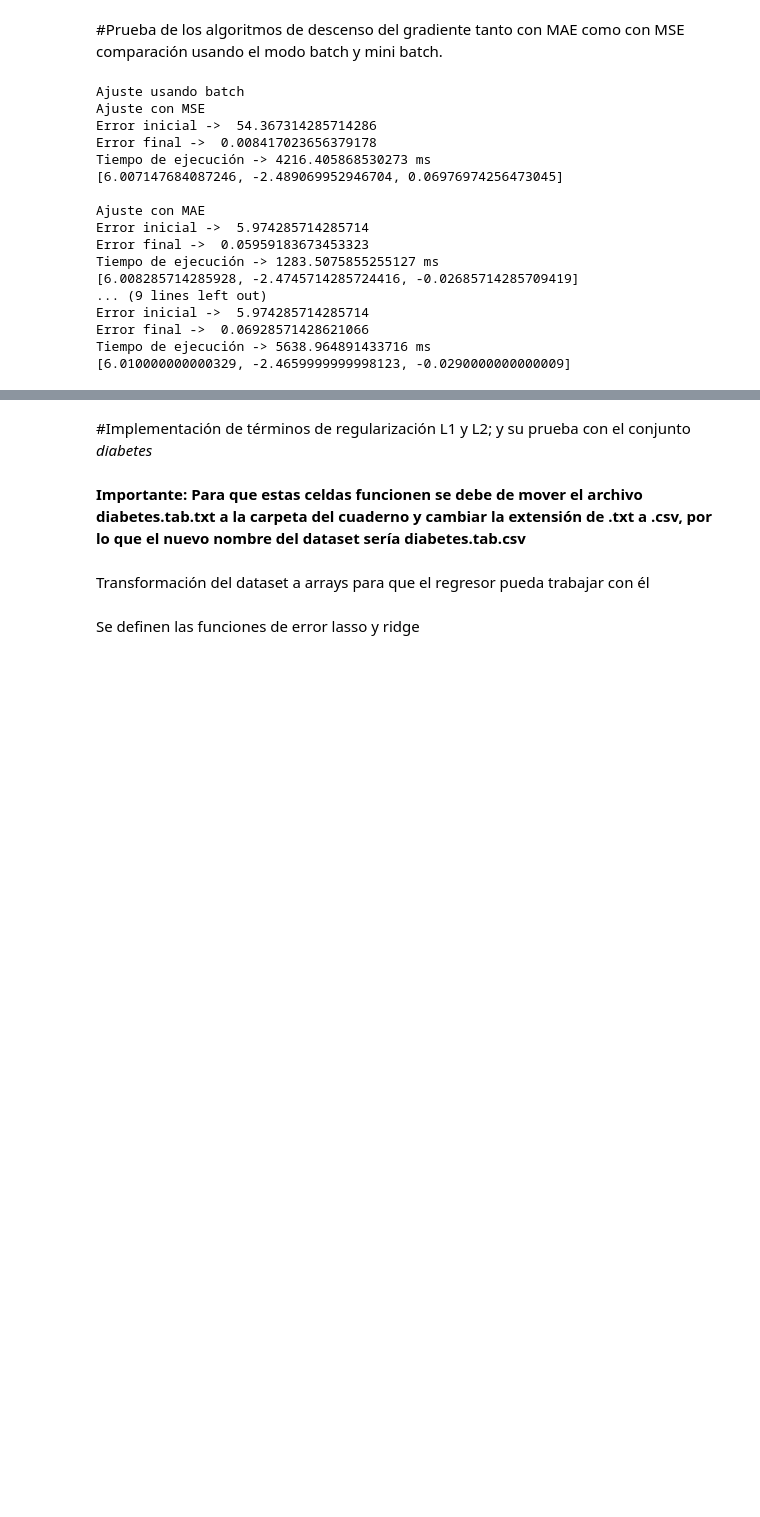
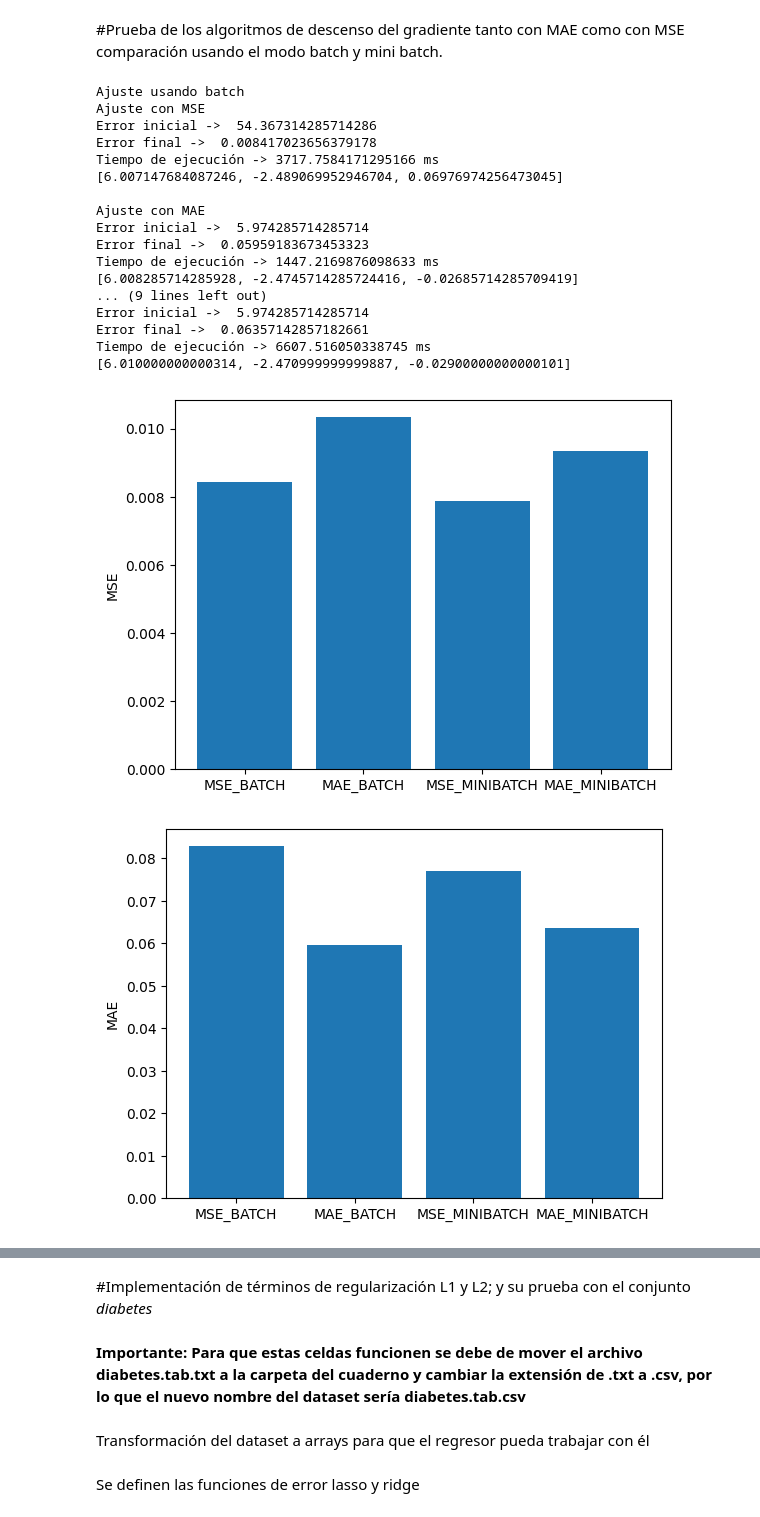
Before and after one commit to Pacatro/Practicas-IAA, a Jupyter notebook: p2/P2_IAA.ipynb, the cells around one changed output, grey strips where cells are left out. Cells and saved outputs as stored; diff of their text form; code cells hidden in the pictures; blank space fills up the shorter version.

Commit message:
Gráficas hechas

```diff
--- a/p2/P2_IAA.ipynb
+++ b/p2/P2_IAA.ipynb
@@ -143,6 +161,19 @@ def linear_regression(modelo,x,y,n_it,l_rate,reg_term,func_ajuste, Lasso=False,
           errs_it = errs.copy()
           func_ajuste(modelo,a,errs_it,w_it,l_rate,reg_term,Lasso,Ridge)
   return modelo
+
+#Métodos para la realización de gráficas
+def bar_plot(etiquetas,valores,ylabel,xlabel='',log=False):
+  plt.bar(etiquetas, valores)
+  if log:
+    plt.yscale('log')
+
+  # Añadir etiquetas
+  plt.xlabel(xlabel)
+  plt.ylabel(ylabel)
+
+  # Mostrar gráfico
+  plt.show()
 # %% [markdown]
 #Prueba de los algoritmos de descenso del gradiente tanto con MAE como con MSE.
 # %%
@@ -181,7 +212,10 @@ Tiempo de ejecución -> 1252.2168159484863 ms
 #Prueba de los algoritmos de descenso del gradiente tanto con MAE como con MSE comparación usando el modo batch y mini batch.
 # %%
 # Ajuste usando batch
-
+mae_errs = []
+mse_errs = []
+times = []
+labels = ['MSE_BATCH','MAE_BATCH','MSE_MINIBATCH','MAE_MINIBATCH']
 print("Ajuste usando batch")
 
 modelo = [1,1,1]
@@ -190,7 +224,12 @@ print('Error inicial -> ',MSE(modelo,x,y))
 start = time.time()
 linear_regression(modelo,x,y,20000,0.001,0,MSE_GRAD,False,False, False)
 tiempo = (time.time()-start)*1000
-print('Error final -> ',MSE(modelo,x,y))
+mse = MSE(modelo,x,y)
+mae = MAE(modelo,x,y)
+print('Error final -> ',mse)
+mse_errs.append(mse)
+mae_errs.append(mae)
+times.append(tiempo)
 print(f'Tiempo de ejecución -> {tiempo} ms')
 print(modelo)
 
@@ -200,7 +239,12 @@ print('Error inicial -> ',MAE(modelo,x,y))
 start = time.time()
 linear_regression(modelo,x,y,20000,0.001, 0, MAE_GRAD, False, False, False)
 tiempo = (time.time()-start)*1000
-print('Error final -> ',MAE(modelo,x,y))
+mse = MSE(modelo,x,y)
+mae = MAE(modelo,x,y)
+print('Error final -> ',mae)
+mse_errs.append(mse)
+mae_errs.append(mae)
+times.append(tiempo)
 print(f'Tiempo de ejecución -> {tiempo} ms')
 print(modelo)
 
@@ -210,37 +254,52 @@ print("\nAjuste usando minibatch")
 modelo = [1,1,1]
 print('Ajuste con MSE')
 print('Error inicial -> ',MSE(modelo,x,y))
 start = time.time()
 linear_regression(modelo,x,y,20000,0.001,0,MSE_GRAD,False,False, True, 0.2)
 tiempo = (time.time()-start)*1000
-print('Error final -> ',MSE(modelo,x,y))
+mse = MSE(modelo,x,y)
+mae = MAE(modelo,x,y)
+print('Error final -> ',mse)
+mse_errs.append(mse)
+mae_errs.append(mae)
+times.append(tiempo)
 print(f'Tiempo de ejecución -> {tiempo} ms')
 print(modelo)
 
 modelo = [1,1,1]
 print('\nAjuste con MAE')
 print('Error inicial -> ',MAE(modelo,x,y))
 start = time.time()
 linear_regression(modelo,x,y,20000,0.001,0,MAE_GRAD,False,False, True, 0.2)
 tiempo = (time.time()-start)*1000
-print('Error final -> ',MAE(modelo,x,y))
+mse = MSE(modelo,x,y)
+mae = MAE(modelo,x,y)
+print('Error final -> ',mae)
+mse_errs.append(mse)
+mae_errs.append(mae)
+times.append(tiempo)
 print(f'Tiempo de ejecución -> {tiempo} ms')
 print(modelo)
+bar_plot(labels,mse_errs,'Error cuadrado medio (MSE)')
+bar_plot(labels,mae_errs,'Error absoluto medio (MAE)')
+bar_plot(labels,times,'Tiempo de ejecución (ms)')
 # %% [output]
 Ajuste usando batch
 Ajuste con MSE
 Error inicial ->  54.367314285714286
 Error final ->  0.008417023656379178
-Tiempo de ejecución -> 4216.405868530273 ms
+Tiempo de ejecución -> 3717.7584171295166 ms
 [6.007147684087246, -2.489069952946704, 0.06976974256473045]
 
 Ajuste con MAE
 Error inicial ->  5.974285714285714
 Error final ->  0.05959183673453323
-Tiempo de ejecución -> 1283.5075855255127 ms
+Tiempo de ejecución -> 1447.2169876098633 ms
 [6.008285714285928, -2.4745714285724416, -0.02685714285709419]
 ... (9 lines left out)
 Error inicial ->  5.974285714285714
-Error final ->  0.06928571428621066
-Tiempo de ejecución -> 5638.964891433716 ms
-[6.010000000000329, -2.4659999999998123, -0.0290000000000009]
+Error final ->  0.06357142857182661
+Tiempo de ejecución -> 6607.516050338745 ms
+[6.010000000000314, -2.470999999999887, -0.02900000000000101]
+[figure, added]
+[figure, added]
```
Also changed, not shown: parts of 7 cells of this notebook.
